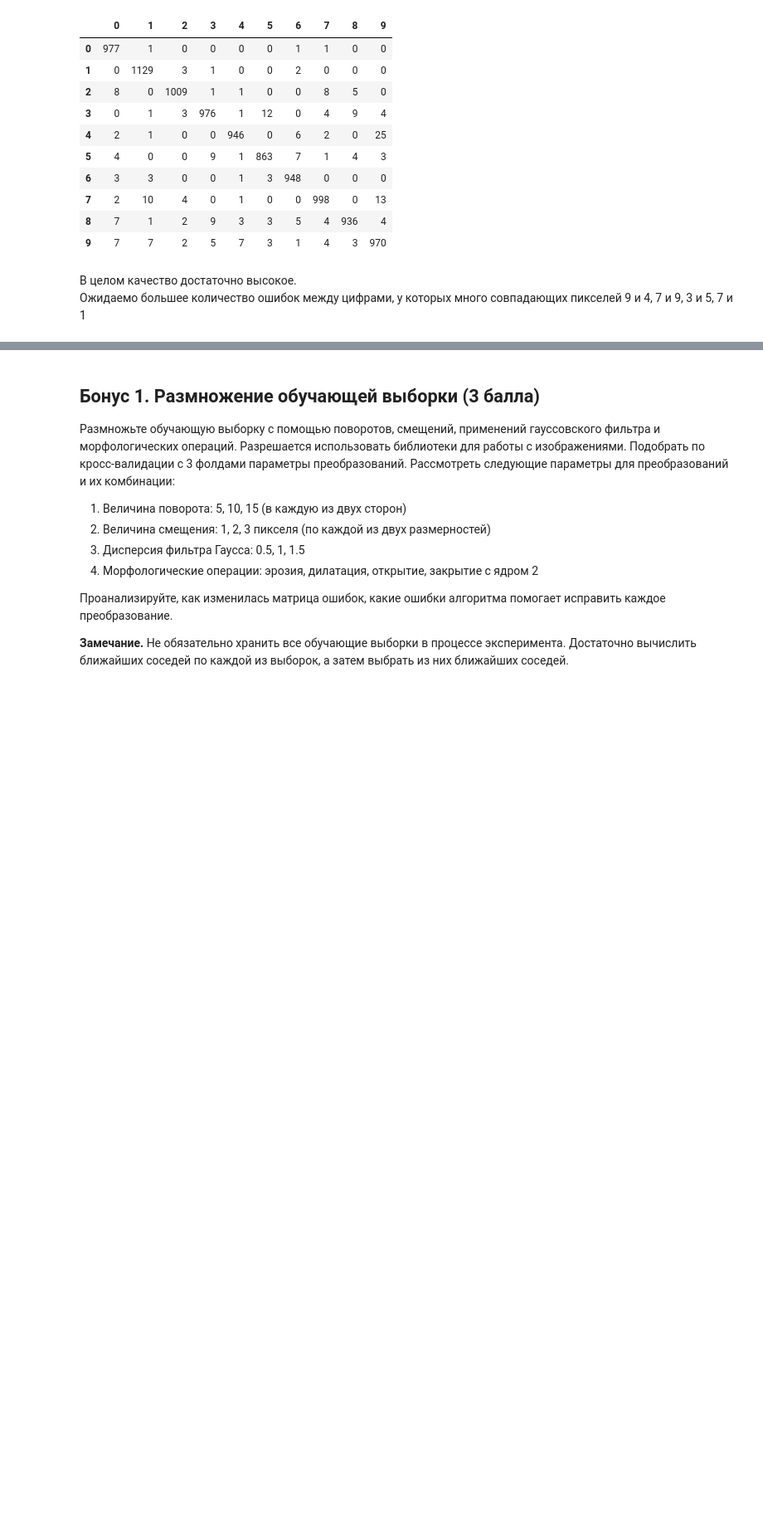
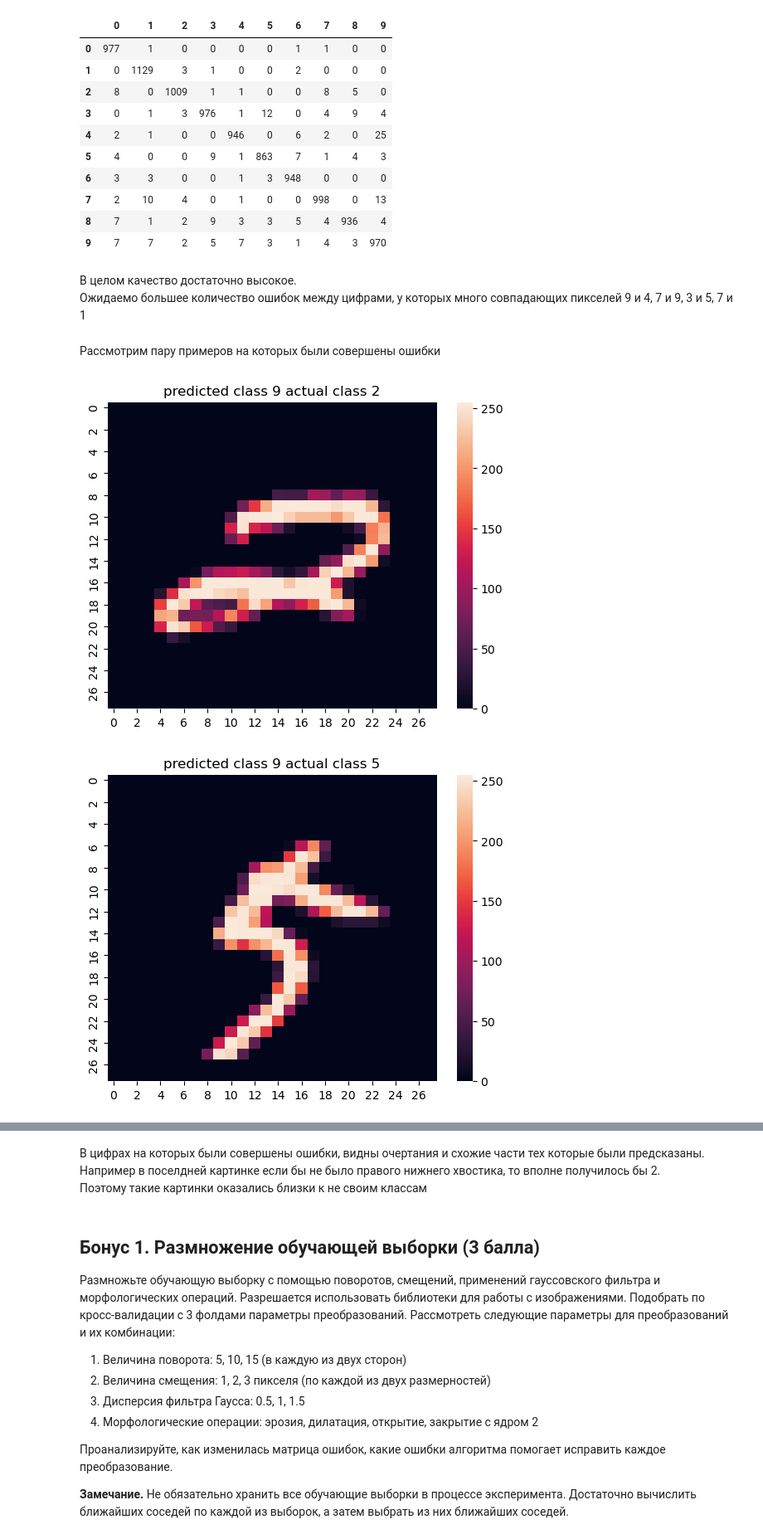
Before and after one commit to grach0v/AI_Masters, a Jupyter notebook: Machine_Learning_1/hw/hw3/main_task.ipynb, the cells around one changed output, grey strips where cells are left out. Shown at 83% size. Cells and saved outputs as stored; diff of their text form; code cells hidden in the pictures; blank space fills up the shorter version.

```diff
--- a/Machine_Learning_1/hw/hw3/main_task.ipynb
+++ b/Machine_Learning_1/hw/hw3/main_task.ipynb
@@ -451,3 +449,16 @@ df
 # %% [markdown]
 В целом качество достаточно высокое.
 Ожидаемо большее количество ошибок между цифрами, у которых много совпадающих пикселей 9 и 4, 7 и 9, 3 и 5, 7 и 1
+# %% [markdown]
+Рассмотрим пару примеров на которых были совершены ошибки
+# %%
+error_ids = np.arange(len(test_X))[y_pred != test_y]
+error_ids_sample = np.random.choice(error_ids, 10)
+
+for id in error_ids_sample:
+    plt.title(f'predicted class {y_pred[id]} actual class {test_y[id]}')
+    sns.heatmap(test_X[id].reshape(28, 28))
+    plt.show()
+# %% [output]
+[figure, added]
+[figure, added]
@@ -454,3 +473,7 @@ df
+# %% [markdown]
+В цифрах на которых были совершены ошибки, видны очертания и схожие части тех которые были предсказаны.
+Например в поселдней картинке если бы не было правого нижнего хвостика, то вполне получилось бы 2.
+Поэтому такие картинки оказались близки к не своим классам
 # %% [markdown]
 ## Бонус 1. Размножение обучающей выборки (3 балла)
 
```
Also changed, not shown: parts of 11 cells of this notebook, 1 other file.
